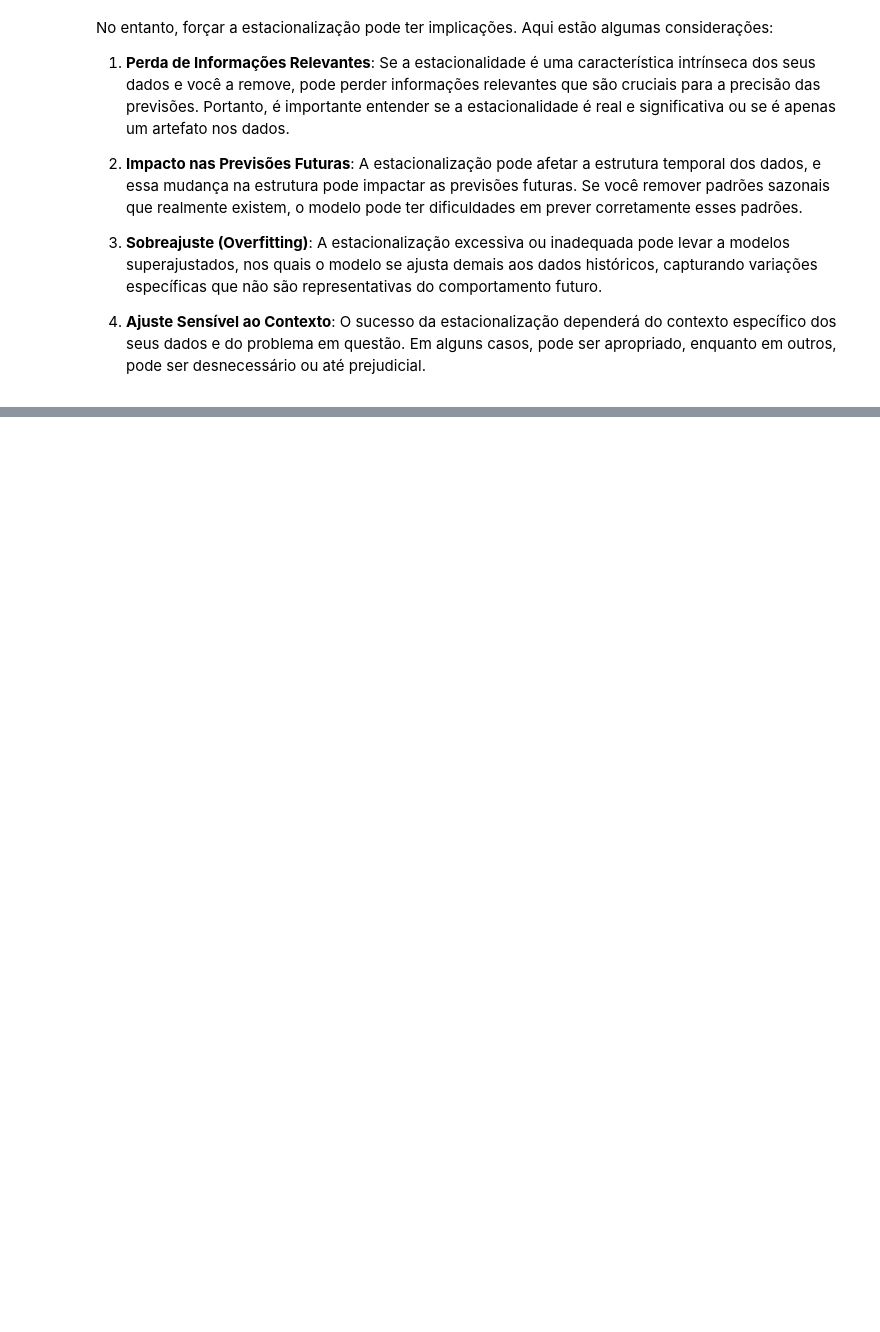
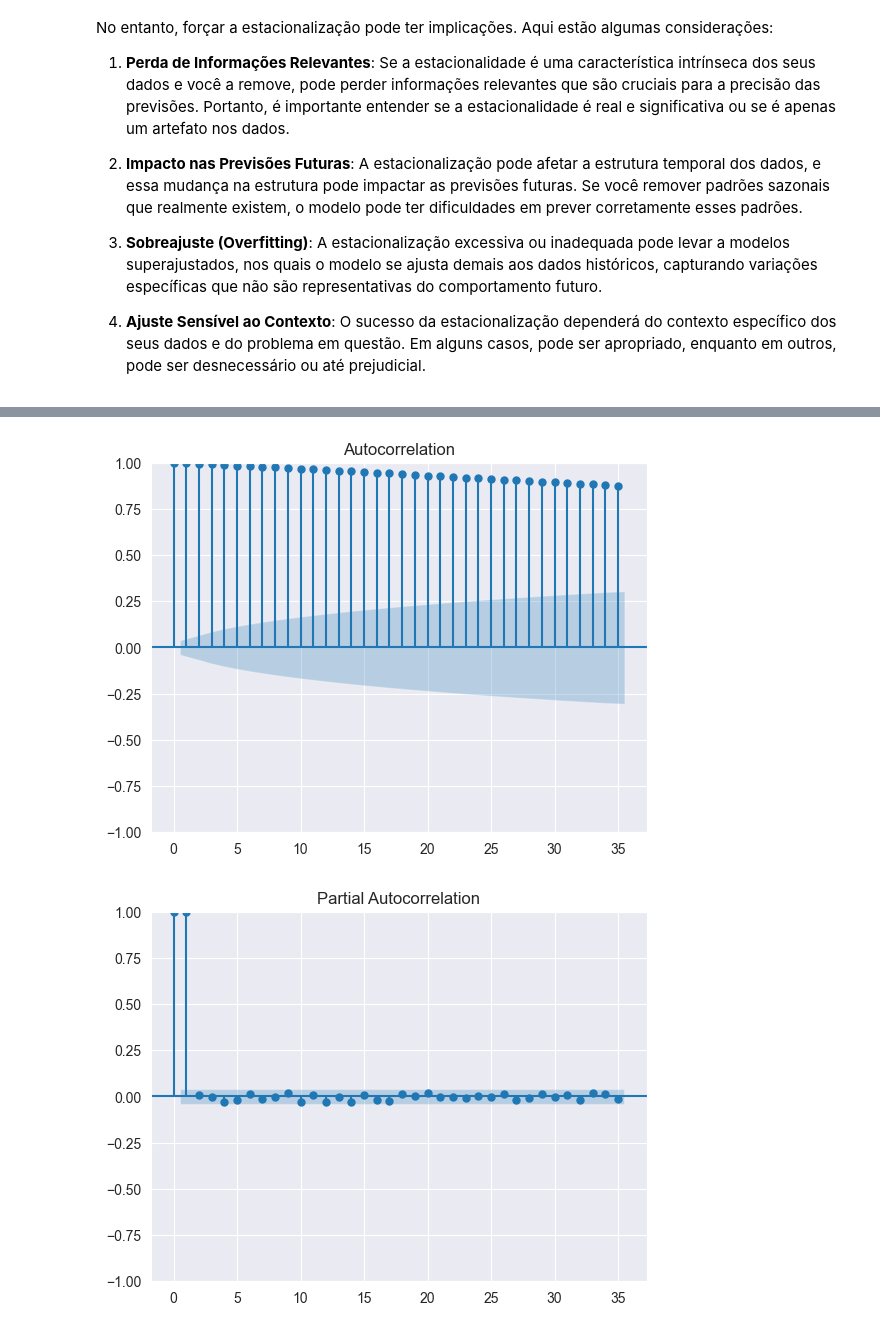
Before and after one commit to victorlamana/PosTech_DataAnalytics-Main, a Jupyter notebook: FASE2/TECH-CHALLENGE/TechChallenge.ipynb, the cells around one changed output, grey strips where cells are left out. Cells and saved outputs as stored; diff of their text form; code cells hidden in the pictures; blank space fills up the shorter version.

```diff
--- a/FASE2/TECH-CHALLENGE/TechChallenge.ipynb
+++ b/FASE2/TECH-CHALLENGE/TechChallenge.ipynb
@@ -254,3 +307,10 @@ Por hora, vamos seguir com a hipótese estacionária da série temporal
+# %%
+plot_acf(df.Close)
+plot_pacf(df.Close)
+plt.show()
+# %% [output]
+[figure, added]
+[figure, added]
 # %%
 '''
 df_initial = df
```
Also changed, not shown: parts of 7 cells of this notebook.
